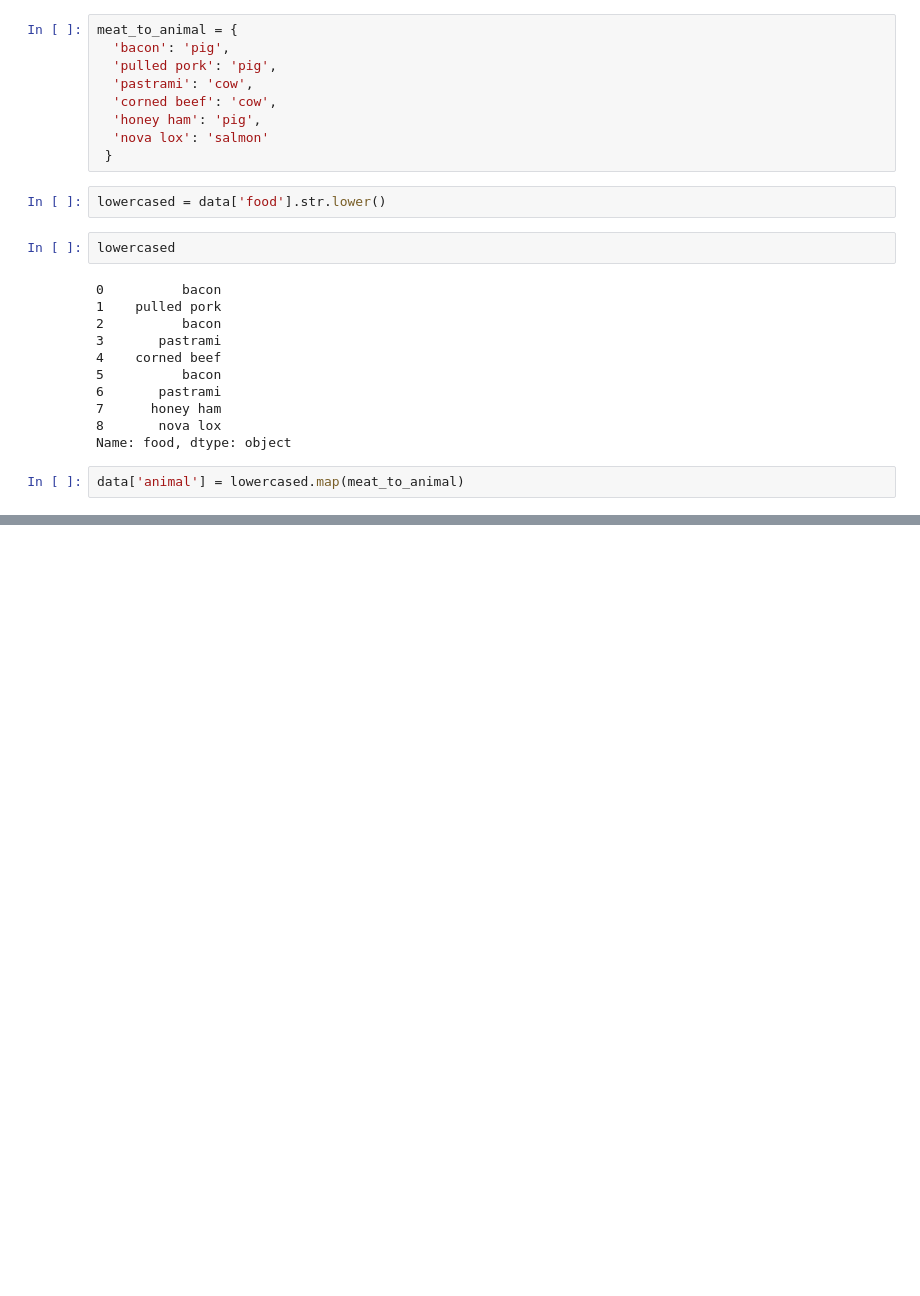
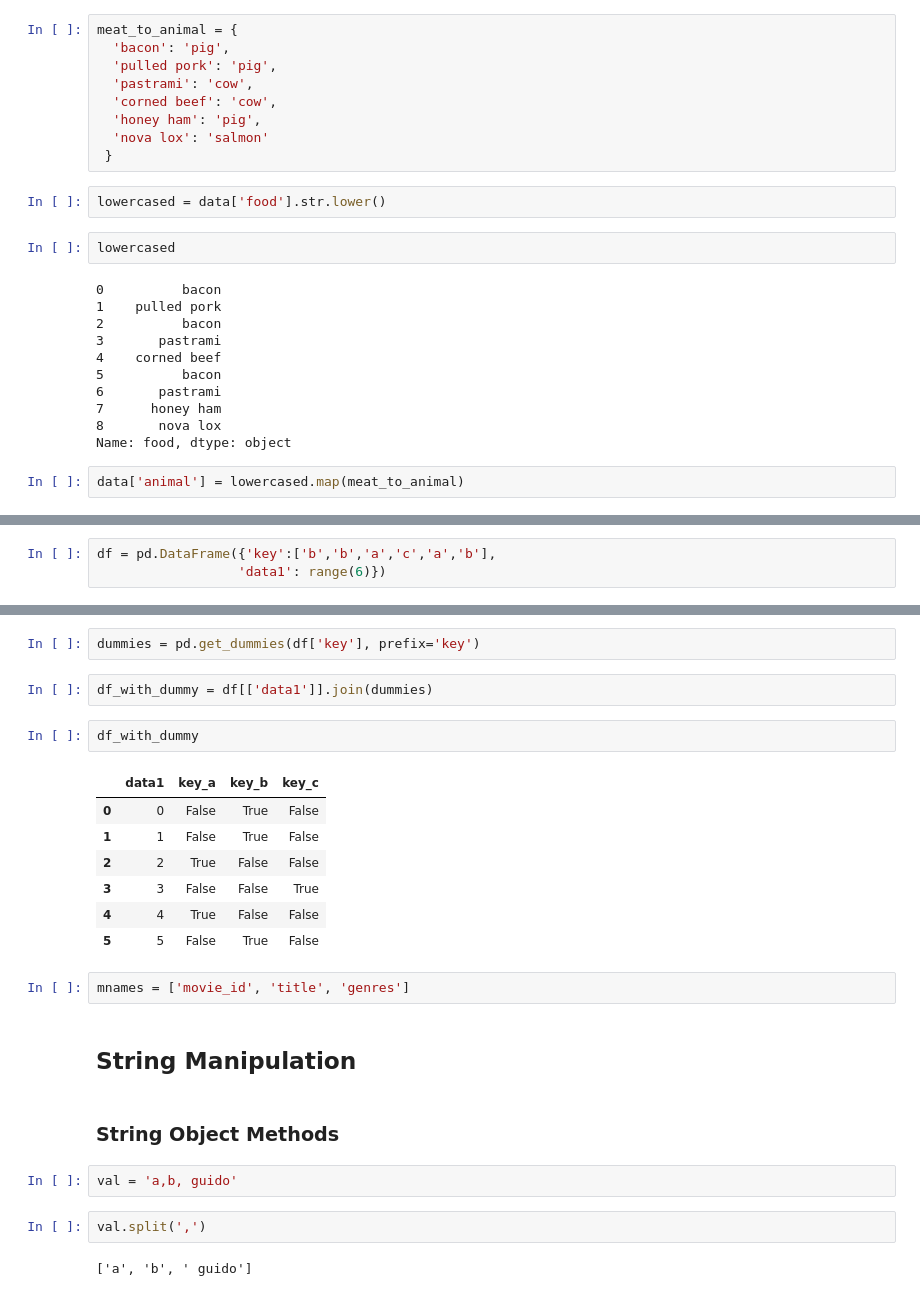
Before and after one commit to hemant0hack/Data-Analysis-Practices, a Jupyter notebook: Pandas/Data Cleaning and Preparation.ipynb, the cells around one changed output, grey strips where cells are left out. Cells and saved outputs as stored; diff of their text form; blank space fills up the shorter version.

```diff
--- a/Pandas/Data Cleaning and Preparation.ipynb
+++ b/Pandas/Data Cleaning and Preparation.ipynb
@@ -346,0 +641,3 @@ data
+# %%
+df = pd.DataFrame({'key':['b','b','a','c','a','b'],
+                  'data1': range(6)})
@@ -346,0 +654,26 @@ data
+# %%
+dummies = pd.get_dummies(df['key'], prefix='key')
+# %%
+df_with_dummy = df[['data1']].join(dummies)
+# %%
+df_with_dummy
+# %% [output]
+|  | data1 | key_a | key_b | key_c |
+| 0 | 0 | False | True | False |
+| 1 | 1 | False | True | False |
+| 2 | 2 | True | False | False |
+| 3 | 3 | False | False | True |
+| 4 | 4 | True | False | False |
+| 5 | 5 | False | True | False |
+# %%
+mnames = ['movie_id', 'title', 'genres']
+# %% [markdown]
+## String Manipulation
+# %% [markdown]
+### String Object Methods
+# %%
+val = 'a,b, guido'
+# %%
+val.split(',')
+# %% [output]
+['a', 'b', ' guido']
```
Also changed, not shown: parts of 111 cells of this notebook.
